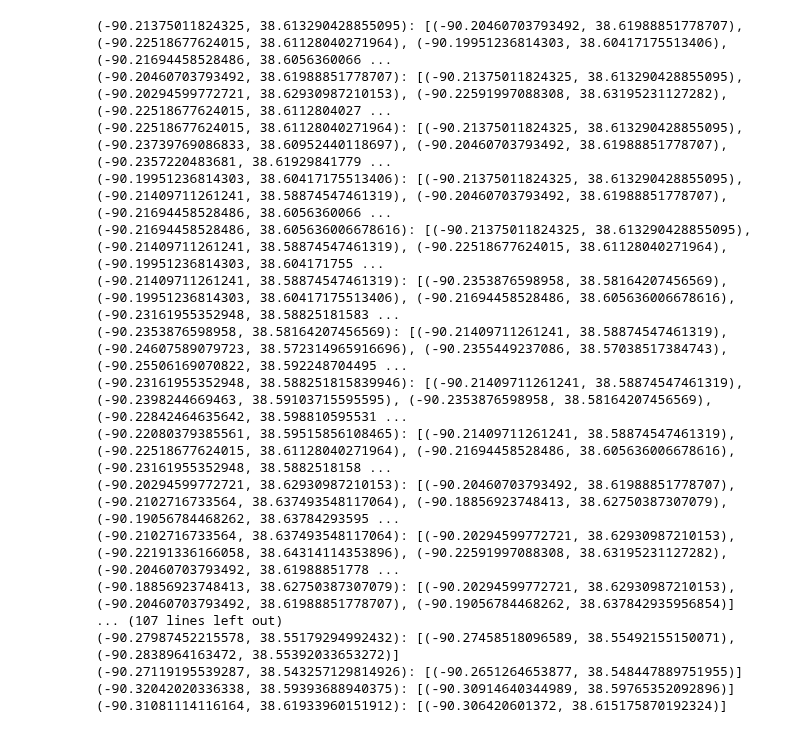
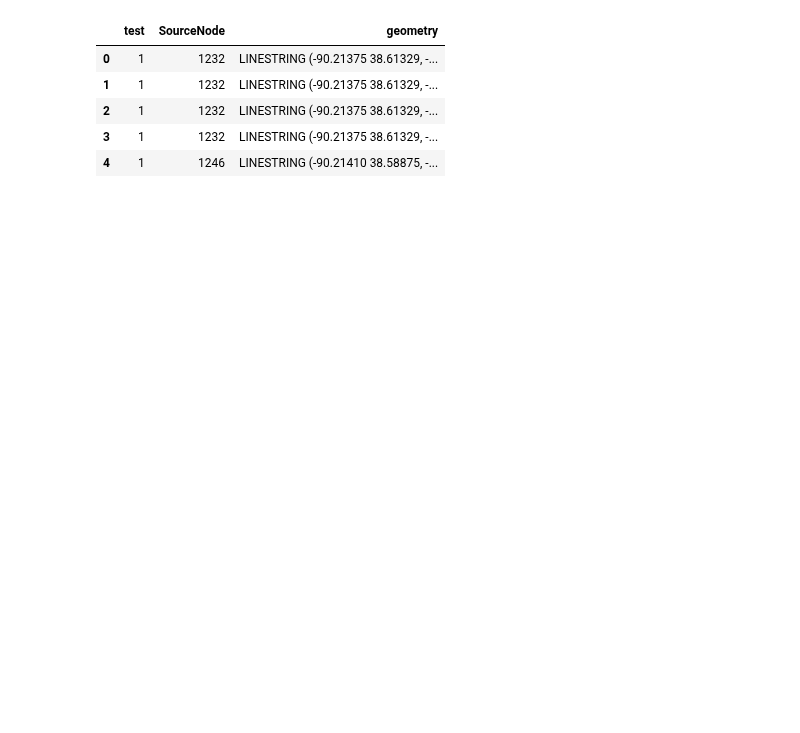
Before and after one commit to juliatompkins/trio-capstone, a Jupyter notebook: data pulling code/ConsrtuctDualGraph.ipynb, the cells around one changed output. Drawn from its saved outputs; the diff is of its cells as text; code cells hidden in the pictures; blank space fills up the shorter version.

Commit message:
fixed graph

```diff
--- a/data pulling code/ConsrtuctDualGraph.ipynb
+++ b/data pulling code/ConsrtuctDualGraph.ipynb
@@ -19,57 +48,14 @@ with fiona.open('dual_graph.shp', 'w', 'ESRI Shapefile', schema) as e:
 # %%
-import geopandas as gpd
-from shapely.geometry import MultiPolygon
-import itertools
+tracts = r"data\census tracts\CensusTractsStl.shp"
+centroids = r"data\Centroids.shp"
 
-tracts_path = r"C:\Users\crowk\trio-capstone\data pulling code\data\census tracts\CensusTractsStl.shp"
-
-# Read the shapefile and create a GeoDataFrame
-gdf = gpd.read_file(tracts_path)
+gdf = gpd.read_file(r"data\dual_graph.shp")
 gdf.head()
-
-import geopandas as gpd
-from shapely.geometry import MultiPolygon
-import itertools
-
-tracts_path = r"C:\Users\crowk\trio-capstone\data pulling code\data\census tracts\CensusTractsStl.shp"
-
-# Read the shapefile and create a GeoDataFrame
-gdf = gpd.read_file(tracts_path)
-
-# Initialize an empty dictionary to store the graph
-graph_dict = {}
-
-# Create the graph dictionary
-for poly1, poly2 in itertools.combinations(Multi.geoms, 2):
-    if poly1.touches(poly2):
-        centroid1 = poly1.centroid.coords[0]
-        centroid2 = poly2.centroid.coords[0]
-        if centroid1 not in graph_dict:
-            graph_dict[centroid1] = []
-        if centroid2 not in graph_dict:
-            graph_dict[centroid2] = []
-        graph_dict[centroid1].append(centroid2)
-        graph_dict[centroid2].append(centroid1)
-
-'''
-for key, value in graph_dict.items():
-    print(f"{key}: {value
-'''
+#print(connections)
 # %% [output]
-(-90.21375011824325, 38.613290428855095): [(-90.20460703793492, 38.61988851778707), (-90.22518677624015, 38.61128040271964), (-90.19951236814303, 38.60417175513406), (-90.21694458528486, 38.6056360066 ...
-(-90.20460703793492, 38.61988851778707): [(-90.21375011824325, 38.613290428855095), (-90.20294599772721, 38.62930987210153), (-90.22591997088308, 38.63195231127282), (-90.22518677624015, 38.6112804027 ...
-(-90.22518677624015, 38.61128040271964): [(-90.21375011824325, 38.613290428855095), (-90.23739769086833, 38.60952440118697), (-90.20460703793492, 38.61988851778707), (-90.2357220483681, 38.61929841779 ...
-(-90.19951236814303, 38.60417175513406): [(-90.21375011824325, 38.613290428855095), (-90.21409711261241, 38.58874547461319), (-90.20460703793492, 38.61988851778707), (-90.21694458528486, 38.6056360066 ...
-(-90.21694458528486, 38.605636006678616): [(-90.21375011824325, 38.613290428855095), (-90.21409711261241, 38.58874547461319), (-90.22518677624015, 38.61128040271964), (-90.19951236814303, 38.604171755 ...
-(-90.21409711261241, 38.58874547461319): [(-90.2353876598958, 38.58164207456569), (-90.19951236814303, 38.60417175513406), (-90.21694458528486, 38.605636006678616), (-90.23161955352948, 38.58825181583 ...
-(-90.2353876598958, 38.58164207456569): [(-90.21409711261241, 38.58874547461319), (-90.24607589079723, 38.572314965916696), (-90.2355449237086, 38.57038517384743), (-90.25506169070822, 38.592248704495 ...
-(-90.23161955352948, 38.588251815839946): [(-90.21409711261241, 38.58874547461319), (-90.2398244669463, 38.59103715595595), (-90.2353876598958, 38.58164207456569), (-90.22842464635642, 38.598810595531 ...
-(-90.22080379385561, 38.59515856108465): [(-90.21409711261241, 38.58874547461319), (-90.22518677624015, 38.61128040271964), (-90.21694458528486, 38.605636006678616), (-90.23161955352948, 38.5882518158 ...
-(-90.20294599772721, 38.62930987210153): [(-90.20460703793492, 38.61988851778707), (-90.2102716733564, 38.637493548117064), (-90.18856923748413, 38.62750387307079), (-90.19056784468262, 38.63784293595 ...
-(-90.2102716733564, 38.637493548117064): [(-90.20294599772721, 38.62930987210153), (-90.22191336166058, 38.64314114353896), (-90.22591997088308, 38.63195231127282), (-90.20460703793492, 38.61988851778 ...
-(-90.18856923748413, 38.62750387307079): [(-90.20294599772721, 38.62930987210153), (-90.20460703793492, 38.61988851778707), (-90.19056784468262, 38.637842935956854)]
-... (107 lines left out)
-(-90.27987452215578, 38.55179294992432): [(-90.27458518096589, 38.55492155150071), (-90.2838964163472, 38.55392033653272)]
-(-90.27119195539287, 38.543257129814926): [(-90.2651264653877, 38.548447889751955)]
-(-90.32042020336338, 38.59393688940375): [(-90.30914640344989, 38.59765352092896)]
-(-90.31081114116164, 38.61933960151912): [(-90.306420601372, 38.615175870192324)]
+|  | test | SourceNode | geometry |
+| 0 | 1 | 1232 | LINESTRING (-90.21375 38.61329, -... |
+| 1 | 1 | 1232 | LINESTRING (-90.21375 38.61329, -... |
+| 2 | 1 | 1232 | LINESTRING (-90.21375 38.61329, -... |
+| 3 | 1 | 1232 | LINESTRING (-90.21375 38.61329, -... |
+| 4 | 1 | 1246 | LINESTRING (-90.21410 38.58875, -... |
```
Also changed, not shown: parts of 4 cells of this notebook, 15 other files.
